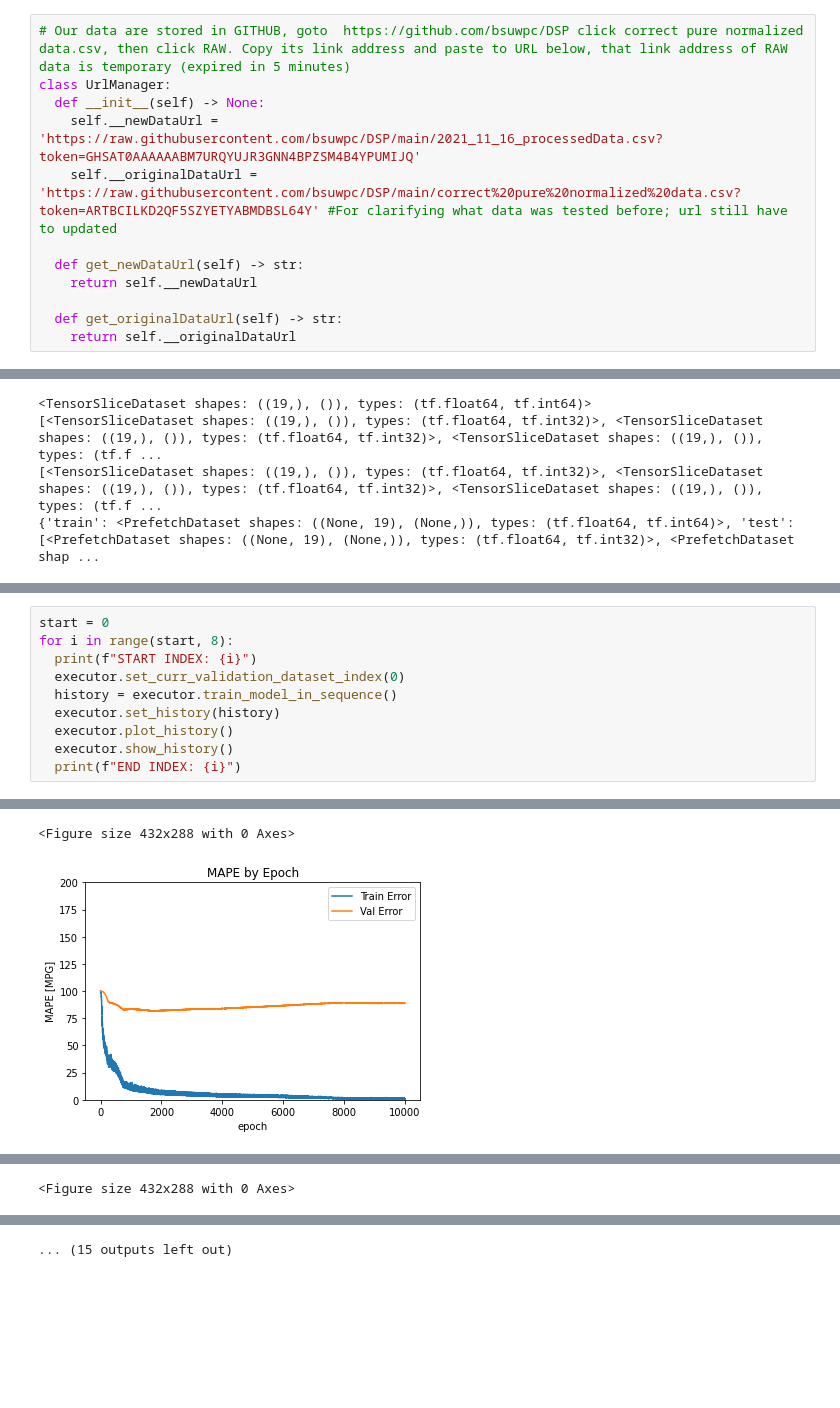
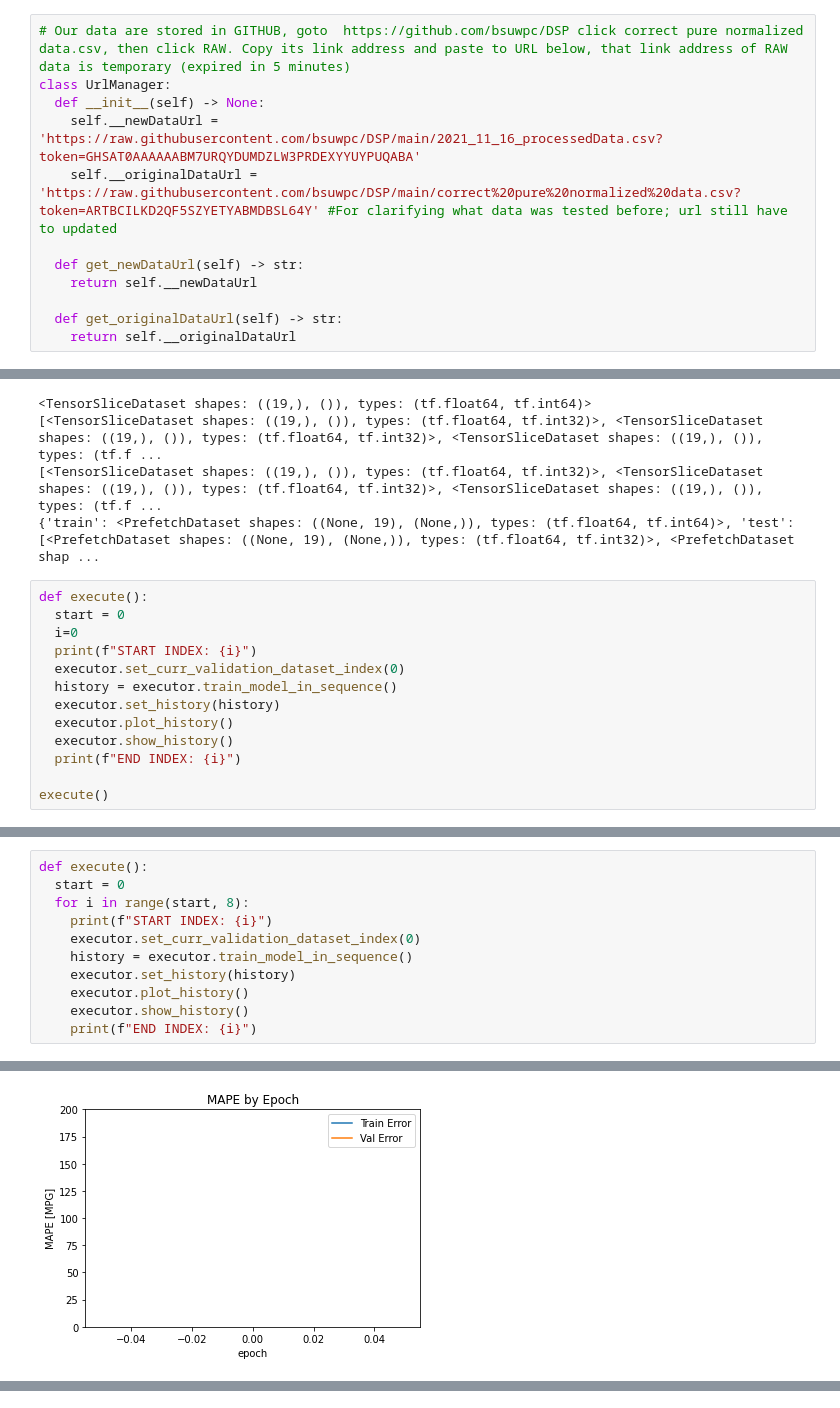
Before and after one commit to BrandonCay/-DSP-performance-prediction, a Jupyter notebook: DSP_performance_prediction.ipynb, the cells around one changed output, grey strips where cells are left out. Drawn from its saved outputs; the diff is of its cells as text; blank space fills up the shorter version.

```diff
--- a/DSP_performance_prediction.ipynb
+++ b/DSP_performance_prediction.ipynb
@@ -169,7 +169,7 @@ def try_tensorflow():
 # Our data are stored in GITHUB, goto  https://github.com/bsuwpc/DSP click correct pure normalized data.csv, then click RAW. Copy its link address and paste to URL below, that link address of RAW data is temporary (expired in 5 minutes)
 class UrlManager:
   def __init__(self) -> None:
-    self.__newDataUrl = 'https://raw.githubusercontent.com/bsuwpc/DSP/main/2021_11_16_processedData.csv?token=GHSAT0AAAAAABM7URQYUJR3GNN4BPZSM4B4YPUMIJQ'
+    self.__newDataUrl = 'https://raw.githubusercontent.com/bsuwpc/DSP/main/2021_11_16_processedData.csv?token=GHSAT0AAAAAABM7URQYDUMDZLW3PRDEXYYUYPUQABA'
     self.__originalDataUrl = 'https://raw.githubusercontent.com/bsuwpc/DSP/main/correct%20pure%20normalized%20data.csv?token=ARTBCILKD2QF5SZYETYABMDBSL64Y' #For clarifying what data was tested before; url still have to updated
 
   def get_newDataUrl(self) -> str:
@@ -1713,3 +1713,16 @@ processed_datasets = executor.process_tensor_dataset(datasets)
 [<TensorSliceDataset shapes: ((19,), ()), types: (tf.float64, tf.int32)>, <TensorSliceDataset shapes: ((19,), ()), types: (tf.float64, tf.int32)>, <TensorSliceDataset shapes: ((19,), ()), types: (tf.f ...
 [<TensorSliceDataset shapes: ((19,), ()), types: (tf.float64, tf.int32)>, <TensorSliceDataset shapes: ((19,), ()), types: (tf.float64, tf.int32)>, <TensorSliceDataset shapes: ((19,), ()), types: (tf.f ...
 {'train': <PrefetchDataset shapes: ((None, 19), (None,)), types: (tf.float64, tf.int64)>, 'test': [<PrefetchDataset shapes: ((None, 19), (None,)), types: (tf.float64, tf.int32)>, <PrefetchDataset shap ...
+# %%
+def execute():
+  start = 0
+  i=0
+  print(f"START INDEX: {i}")
+  executor.set_curr_validation_dataset_index(0)
+  history = executor.train_model_in_sequence()
+  executor.set_history(history)
+  executor.plot_history()
+  executor.show_history()
+  print(f"END INDEX: {i}")
+
+execute()
@@ -1716,11 +1738,12 @@ processed_datasets = executor.process_tensor_dataset(datasets)
 # %%
-start = 0
-for i in range(start, 8):
-  print(f"START INDEX: {i}")
-  executor.set_curr_validation_dataset_index(0)
-  history = executor.train_model_in_sequence()
-  executor.set_history(history)
-  executor.plot_history()
-  executor.show_history()
-  print(f"END INDEX: {i}")
+def execute():
+  start = 0
+  for i in range(start, 8):
+    print(f"START INDEX: {i}")
+    executor.set_curr_validation_dataset_index(0)
+    history = executor.train_model_in_sequence()
+    executor.set_history(history)
+    executor.plot_history()
+    executor.show_history()
+    print(f"END INDEX: {i}")
 # %% [output]
@@ -1744,4 +1753,3 @@ Epoch 9238/10000
-<Figure size 432x288 with 0 Axes>
-[figure, old version]
+[figure, new version]
 [interactive output not drawn]
 [interactive output not drawn]
@@ -1765 +1760,0 @@ Epoch 9236/10000
-<Figure size 432x288 with 0 Axes>
@@ -1787 +1770,0 @@ Epoch 9236/10000
-... (15 outputs left out)
```
Also changed, not shown: parts of 3 cells of this notebook.
